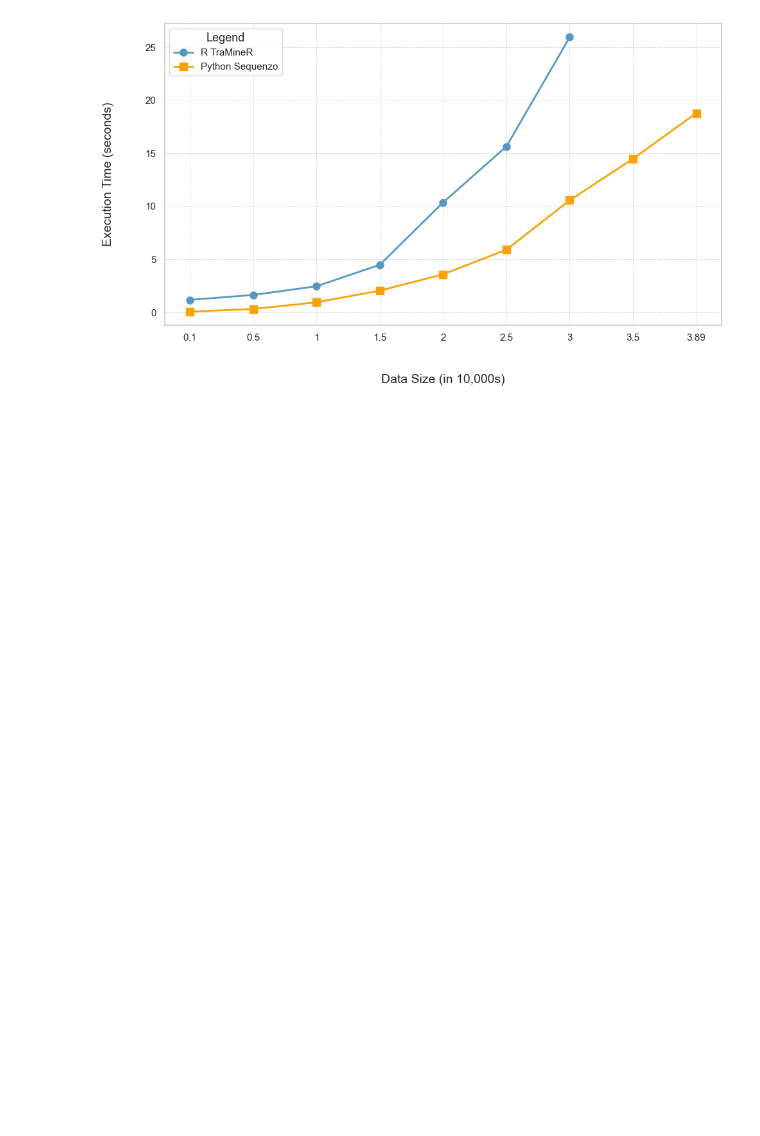
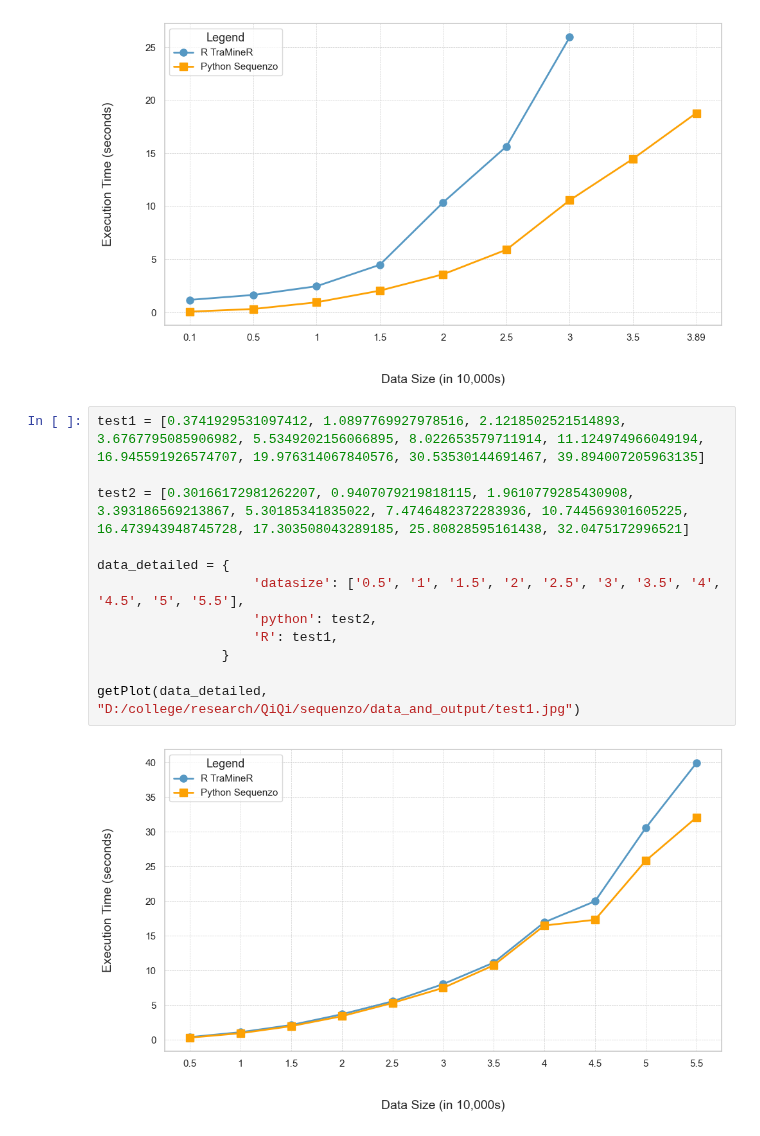
Before and after one commit to sdaza/Sequenzo, a Jupyter notebook: original_datasets_and_cleaning/xinyi_test/runtime_test.ipynb, the cells around one changed output. Saved outputs shown, nothing was run; the diff lists cells and outputs as text; blank space fills up the shorter version.

```diff
--- a/original_datasets_and_cleaning/xinyi_test/runtime_of_hierarchical.ipynb
+++ b/original_datasets_and_cleaning/xinyi_test/runtime_test.ipynb
@@ -166,3 +167,17 @@ data_detailed = {
 getPlot(data_detailed, save_path)
 # %% [output]
 [figure]
+# %%
+test1 = [0.3741929531097412, 1.0897769927978516, 2.1218502521514893, 3.6767795085906982, 5.5349202156066895, 8.022653579711914, 11.124974966049194, 16.945591926574707, 19.976314067840576, 30.53530144691467, 39.894007205963135]
+
+test2 = [0.30166172981262207, 0.9407079219818115, 1.9610779285430908, 3.393186569213867, 5.30185341835022, 7.4746482372283936, 10.744569301605225, 16.473943948745728, 17.303508043289185, 25.80828595161438, 32.0475172996521]
+
+data_detailed = {
+                    'datasize': ['0.5', '1', '1.5', '2', '2.5', '3', '3.5', '4', '4.5', '5', '5.5'],
+                    'python': test2,
+                    'R': test1,
+                }
+
+getPlot(data_detailed, "D:/college/research/QiQi/sequenzo/data_and_output/test1.jpg")
+# %% [output]
+[figure, added]
```
Also changed, not shown: parts of 2 cells of this notebook, 29 other files.
